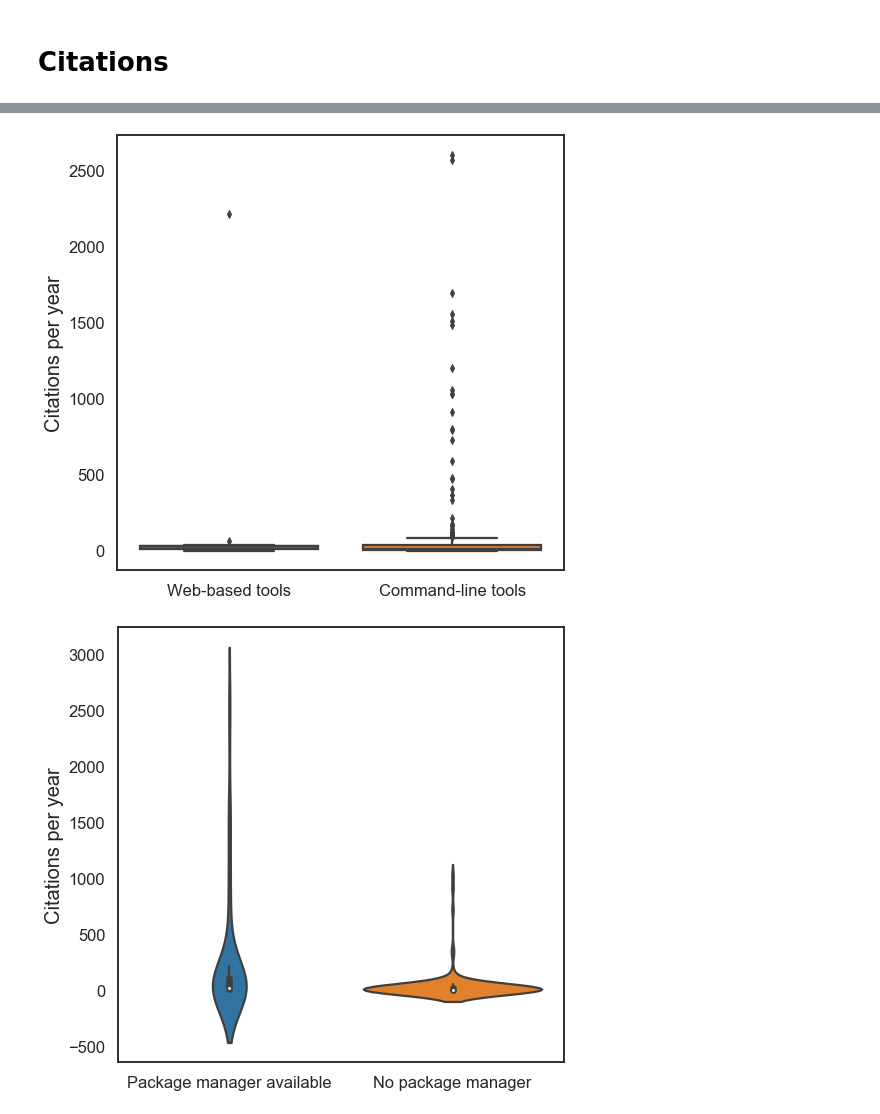
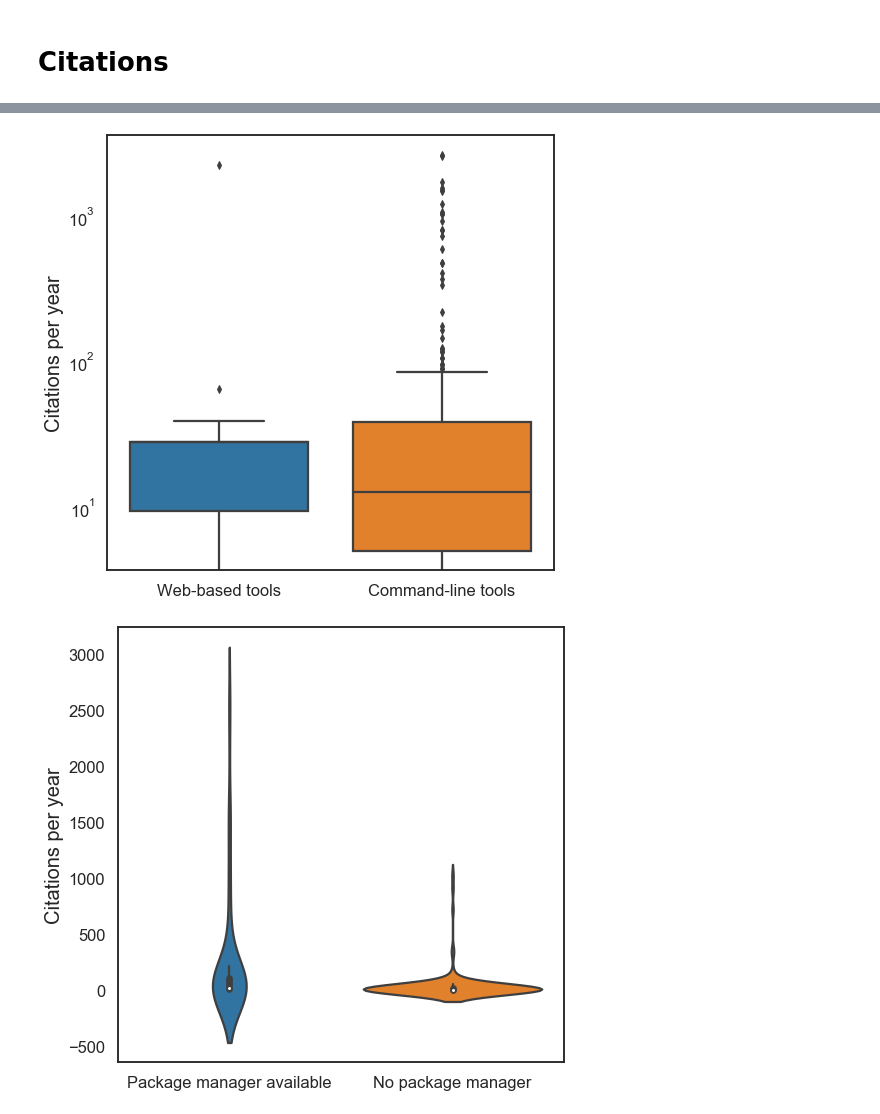
Before and after one commit to LizChang/RNA_seq_figures, a Jupyter notebook: notebooks/RNA_Seq_table.ipynb, the cells around one changed output, grey strips where cells are left out. Saved outputs shown, nothing was run; the diff lists cells and outputs as text; code cells hidden in the pictures.

```diff
--- a/notebooks/RNA_Seq_table.ipynb
+++ b/notebooks/RNA_Seq_table.ipynb
@@ -521,0 +533,14 @@ plt.savefig('../figures/cit_d.png', bbox_inches='tight', pad_inches=.5)
+# %%
+plt.figure(figsize=(8,8))
+sns.set_style('white')
+sns.set_context('talk')
+sns.barplot(x="package_manager", y="citation_per_year", data=citation_merge,
+            estimator=np.median, capsize=.2, facecolor="white", edgecolor="black",
+           order=["Package manager available", "No package manager"])
+sns.stripplot(data=citation_merge, x="package_manager", y="citation_per_year",
+             order=["Package manager available", "No package manager"])
+plt.yscale('log')
+plt.ylim(ymax=10000)
+plt.xlabel("")
+plt.ylabel("Citations per year", fontsize=20)
+plt.savefig('../figures/cit_dd.png', bbox_inches='tight', pad_inches=.5)
@@ -521,0 +549,8 @@ plt.savefig('../figures/cit_d.png', bbox_inches='tight', pad_inches=.5)
+# %%
+plt.figure(figsize=(8,8))
+sns.set_style('white')
+sns.set_context('talk')
+sns.stripplot(data=citation_merge, x="package_manager", y="citation_per_year",
+             order=["Package manager available", "No package manager"])
+plt.xlabel("")
+plt.ylabel("Citations per year", fontsize=20)
@@ -522,14 +560,15 @@ plt.savefig('../figures/cit_d.png', bbox_inches='tight', pad_inches=.5)
 # %%
 plt.figure(figsize=(8,8))
 sns.set_style('white')
 sns.set_context('talk')
 sns.boxplot(x="required_expertise", y="citation_per_year", data=citation_merge,
            order=["Web-based tools", "Command-line tools"])
+plt.yscale('log')
 plt.xlabel("")
 plt.ylabel("Citations per year", fontsize=20)
 plt.savefig('../figures/cit_c.png', bbox_inches='tight', pad_inches=.5)
 # %% [output]
-[figure, old version]
+[figure, new version]
 # %%
 plt.figure(figsize=(8,8))
 sns.set_style('white')
```
Also changed, not shown: parts of 8 cells of this notebook, 9 other files.
